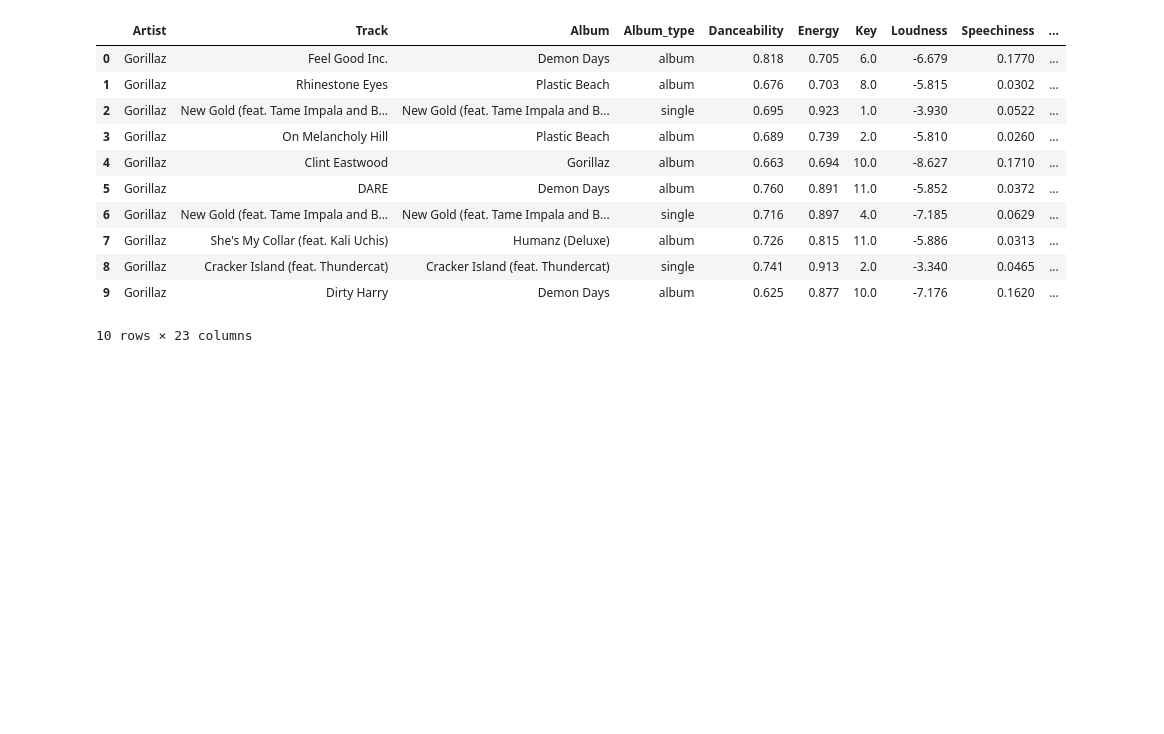
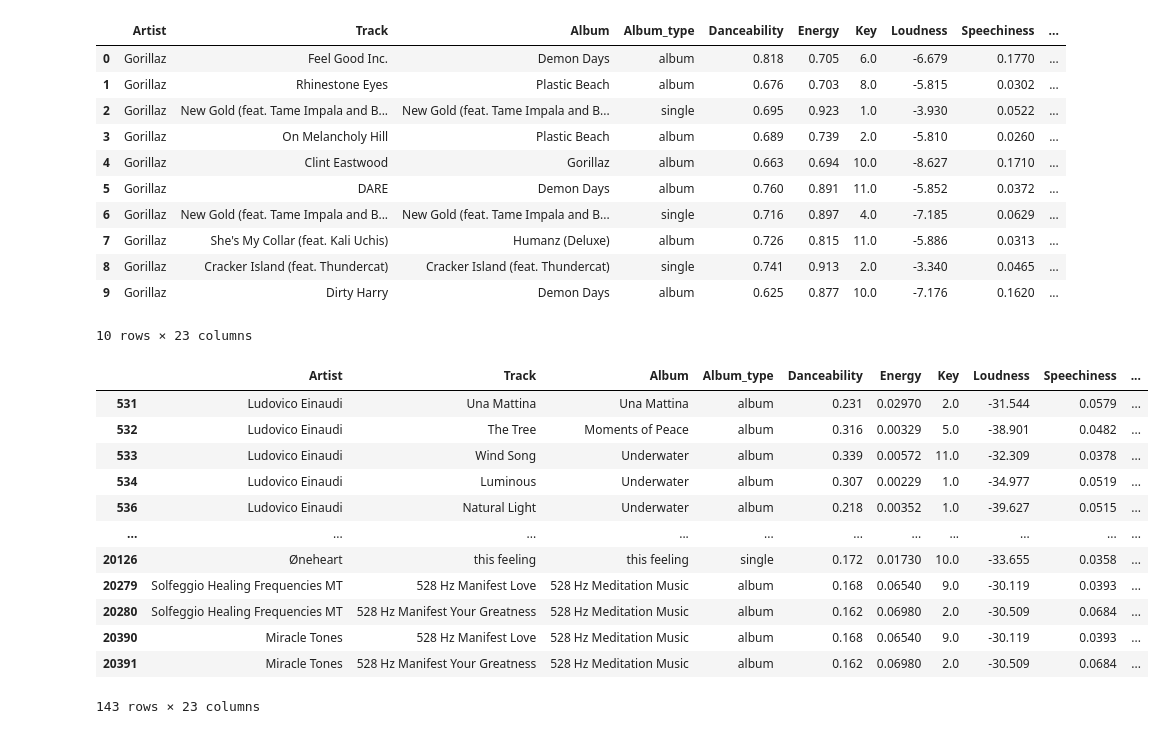
Before and after one commit to dangosailing/EDA_Excercise, a Jupyter notebook: spotify_yt.ipynb, the cells around one changed output. Drawn from its saved outputs; the diff is of its cells as text; code cells hidden in the pictures; blank space fills up the shorter version.

Commit message:
Fix potential issue with loudness and check other spotify variables

```diff
--- a/spotify_yt.ipynb
+++ b/spotify_yt.ipynb
@@ -183,3 +183,19 @@ spyt_df_clean.head(10)
 | 8 | Gorillaz | Cracker Island (feat. Thundercat) | Cracker Island (feat. Thundercat) | single | 0.741 | 0.913 | 2.0 | -3.340 | 0.0465 | ... |
 | 9 | Gorillaz | Dirty Harry | Demon Days | album | 0.625 | 0.877 | 10.0 | -7.176 | 0.1620 | ... |
 10 rows × 23 columns
+# %%
+spyt_df_clean[spyt_df_clean["Loudness"] < 60]
+# %% [output]
+|  | Artist | Track | Album | Album_type | Danceability | Energy | Key | Loudness | Speechiness | ... |
+| 531 | Ludovico Einaudi | Una Mattina | Una Mattina | album | 0.231 | 0.02970 | 2.0 | -31.544 | 0.0579 | ... |
+| 532 | Ludovico Einaudi | The Tree | Moments of Peace | album | 0.316 | 0.00329 | 5.0 | -38.901 | 0.0482 | ... |
+| 533 | Ludovico Einaudi | Wind Song | Underwater | album | 0.339 | 0.00572 | 11.0 | -32.309 | 0.0378 | ... |
+| 534 | Ludovico Einaudi | Luminous | Underwater | album | 0.307 | 0.00229 | 1.0 | -34.977 | 0.0519 | ... |
+| 536 | Ludovico Einaudi | Natural Light | Underwater | album | 0.218 | 0.00352 | 1.0 | -39.627 | 0.0515 | ... |
+| ... | ... | ... | ... | ... | ... | ... | ... | ... | ... | ... |
+| 20126 | Øneheart | this feeling | this feeling | single | 0.172 | 0.01730 | 10.0 | -33.655 | 0.0358 | ... |
+| 20279 | Solfeggio Healing Frequencies MT | 528 Hz Manifest Love | 528 Hz Meditation Music | album | 0.168 | 0.06540 | 9.0 | -30.119 | 0.0393 | ... |
+| 20280 | Solfeggio Healing Frequencies MT | 528 Hz Manifest Your Greatness | 528 Hz Meditation Music | album | 0.162 | 0.06980 | 2.0 | -30.509 | 0.0684 | ... |
+| 20390 | Miracle Tones | 528 Hz Manifest Love | 528 Hz Meditation Music | album | 0.168 | 0.06540 | 9.0 | -30.119 | 0.0393 | ... |
+| 20391 | Miracle Tones | 528 Hz Manifest Your Greatness | 528 Hz Meditation Music | album | 0.162 | 0.06980 | 2.0 | -30.509 | 0.0684 | ... |
+143 rows × 23 columns
```
Also changed, not shown: parts of 5 cells of this notebook.
